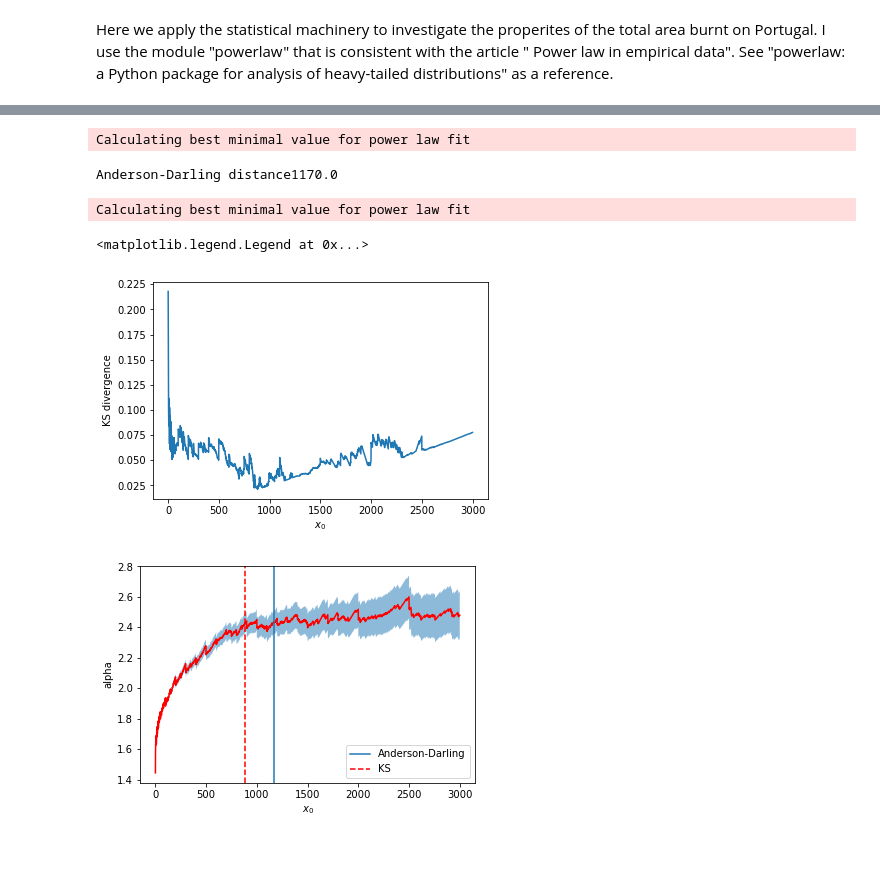
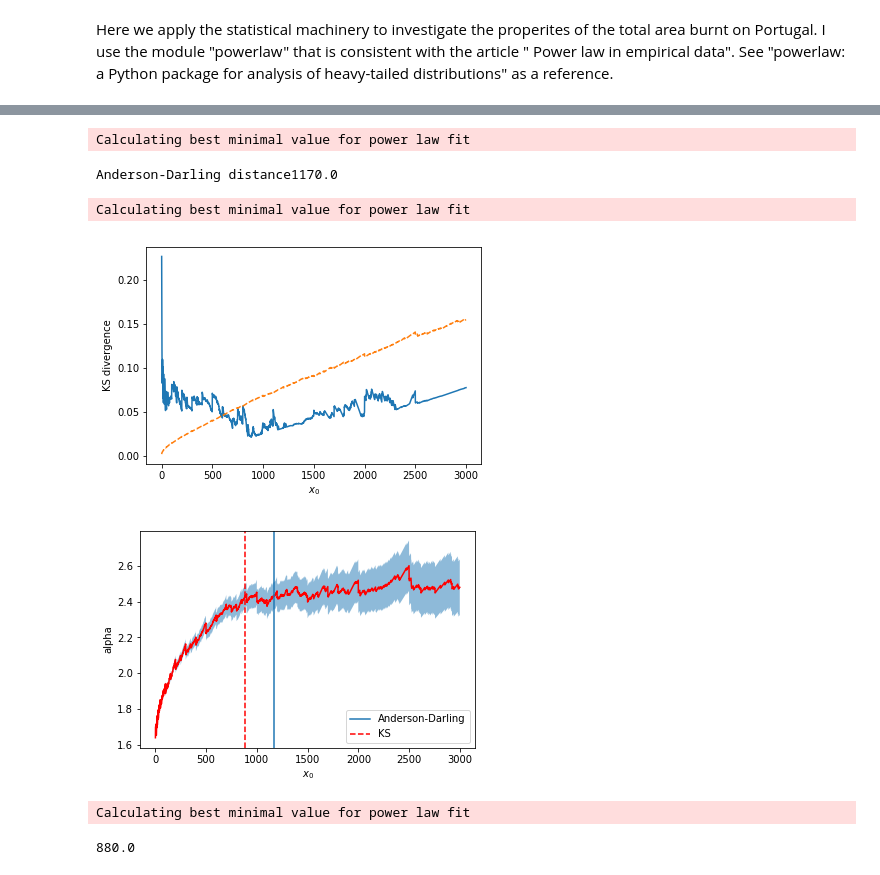
Before and after one commit to g-torr/wildfire, a Jupyter notebook: total_area.ipynb, the cells around one changed output, grey strips where cells are left out. Drawn from its saved outputs; the diff is of its cells as text; code cells hidden in the pictures.

```diff
--- a/total_area.ipynb
+++ b/total_area.ipynb
@@ -48,37 +86,45 @@ Calculating best minimal value for power law fit
 %matplotlib inline
 KS=[]
 alpha=[]
 sigma=[]
 for i in arange(min(a), 3000):
-    fit=powerlaw.Fit(a,xmin=i,discrete=True)
+    fit=powerlaw.Fit(a,xmin=i,discrete=False)
     KS+=[fit.D]
     alpha+=[fit.alpha]
     sigma+=[fit.sigma]
 alpha=array(alpha)
 sigma=array(sigma)
 plot(arange(min(a),3000),KS,"-")
 xlabel("$x_0$")
 ylabel("KS divergence")
+plot(arange(min(a),3000),sigma,"--")
+
 figure()
 plot(arange(min(a),3000),alpha,"r-")
 fill_between(arange(min(a),3000),alpha+sigma,alpha-sigma,alpha=0.5)
 xlabel("$x_0$")
 ylabel("alpha")
 
 fit=powerlaw.Fit(a,xmin_distance="Asquare")
 fit.Asquare
 print("Anderson-Darling distance"+str(fit.xmin))
 axvline(fit.xmin,label="Anderson-Darling")
 fit=powerlaw.Fit(a,xmin_distance="D")
 axvline(fit.xmin,ls="--",c="r",label="KS")
 legend()
+numpy.save("alpha.npy",[alpha,sigma,KS])
 # %% [output]
 Calculating best minimal value for power law fit
 Anderson-Darling distance1170.0
 Calculating best minimal value for power law fit
-<matplotlib.legend.Legend at 0x...>
-[figure, old version]
+[figure, new version]
-[figure, old version]
+[figure, new version]
+# %%
+fit=powerlaw.Fit(a)
+fit.xmin
+# %% [output]
+Calculating best minimal value for power law fit
+880.0
 # %%
 def area_over_time():
     area=fire["tot_burnt"]
```
Also changed, not shown: parts of 21 cells of this notebook, 7 other files.
